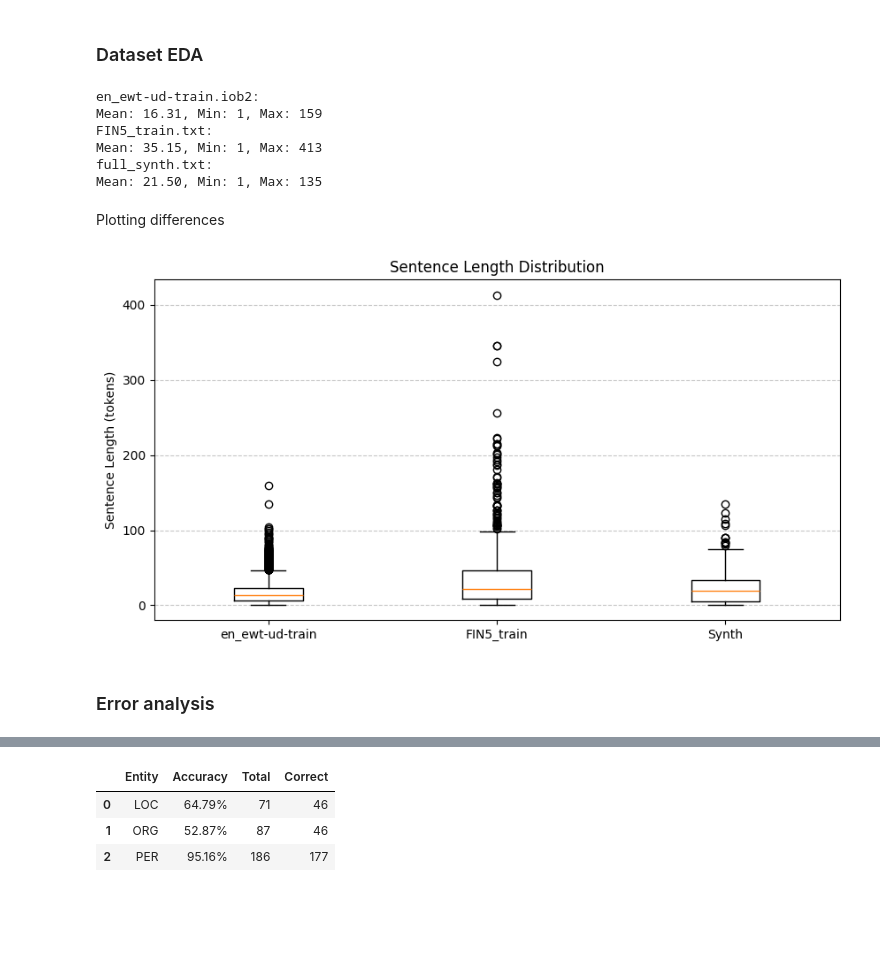
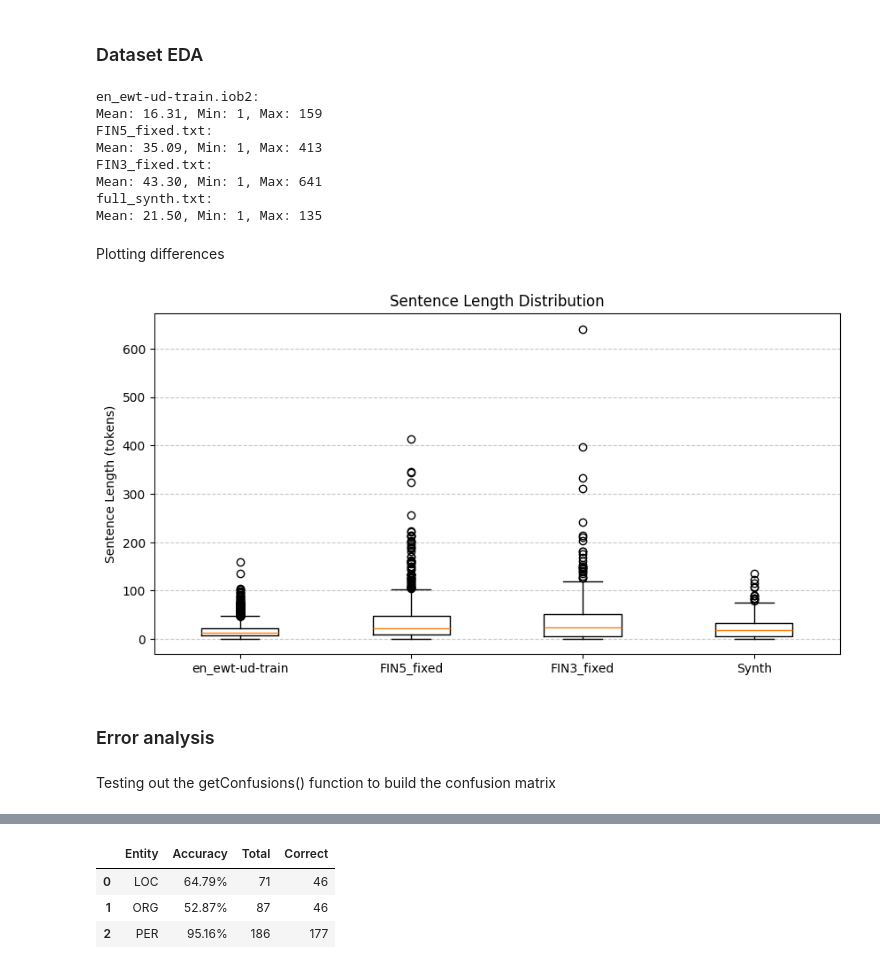
Before and after one commit to gmakte/NLP_DataAdaptationProject, a Jupyter notebook: exploratory.ipynb, the cells around one changed output, grey strips where cells are left out. Saved outputs shown, nothing was run; the diff lists cells and outputs as text; code cells hidden in the pictures; blank space fills up the shorter version.

```diff
--- a/exploratory.ipynb
+++ b/exploratory.ipynb
@@ -9,44 +9,53 @@ import matplotlib.pyplot as plt
 
 # Paths to files
 train_path = "data/en_ewt-ud-train.iob2"
-fin5_path = "data/FIN5_train.txt"
+fin5_path = "data/FIN5_fixed.txt"
+fin3_path = "data/FIN3_fixed.txt"
 synth_path = "data/full_synth.txt"
 
 # Parse files
 sentences_ewt, _ = parse_iob2_file(train_path)
 sentences_fin5, _ = parse_iob2_file(fin5_path)
+sentences_fin3, _ = parse_iob2_file(fin3_path)
 sentences_synth, _ = parse_iob2_file(synth_path)
 
 # Compute lengths
 lengths_ewt = [len(s) for s in sentences_ewt]
 lengths_fin5 = [len(s) for s in sentences_fin5]
+lengths_fin3 = [len(s) for s in sentences_fin3]
 lengths_synth = [len(s) for s in sentences_synth]
 
 print("en_ewt-ud-train.iob2:")
 print(f"Mean: {np.mean(lengths_ewt):.2f}, Min: {np.min(lengths_ewt)}, Max: {np.max(lengths_ewt)}")
 
-print("FIN5_train.txt:")
+print("FIN5_fixed.txt:")
 print(f"Mean: {np.mean(lengths_fin5):.2f}, Min: {np.min(lengths_fin5)}, Max: {np.max(lengths_fin5)}")
+
+print("FIN3_fixed.txt:")
+print(f"Mean: {np.mean(lengths_fin3):.2f}, Min: {np.min(lengths_fin3)}, Max: {np.max(lengths_fin3)}")
+
 
 print(f"full_synth.txt:")
 print(f"Mean: {np.mean(lengths_synth):.2f}, Min: {np.min(lengths_synth)}, Max: {np.max(lengths_synth)}")
 # %% [output]
 en_ewt-ud-train.iob2:
 Mean: 16.31, Min: 1, Max: 159
-FIN5_train.txt:
-Mean: 35.15, Min: 1, Max: 413
+FIN5_fixed.txt:
+Mean: 35.09, Min: 1, Max: 413
+FIN3_fixed.txt:
+Mean: 43.30, Min: 1, Max: 641
 full_synth.txt:
 Mean: 21.50, Min: 1, Max: 135
 # %% [markdown]
 Plotting differences
 # %%
 plt.figure(figsize=(10, 5))
-plt.boxplot([lengths_ewt, lengths_fin5, lengths_synth], labels=["en_ewt-ud-train", "FIN5_train", "Synth"])
+plt.boxplot([lengths_ewt, lengths_fin5, lengths_fin3, lengths_synth], labels=["en_ewt-ud-train", "FIN5_fixed", "FIN3_fixed", "Synth"])
 plt.ylabel("Sentence Length (tokens)")
 plt.title("Sentence Length Distribution")
 plt.grid(axis='y', linestyle='--', alpha=0.7)
 plt.show()
 # %% [output]
-[figure, old version]
+[figure, new version]
 # %% [markdown]
 ### Error analysis
@@ -52,0 +66,2 @@ plt.show()
+# %% [markdown]
+Testing out the getConfusions() function to build the confusion matrix
```
Also changed, not shown: parts of 4 cells of this notebook, 8 other files.
